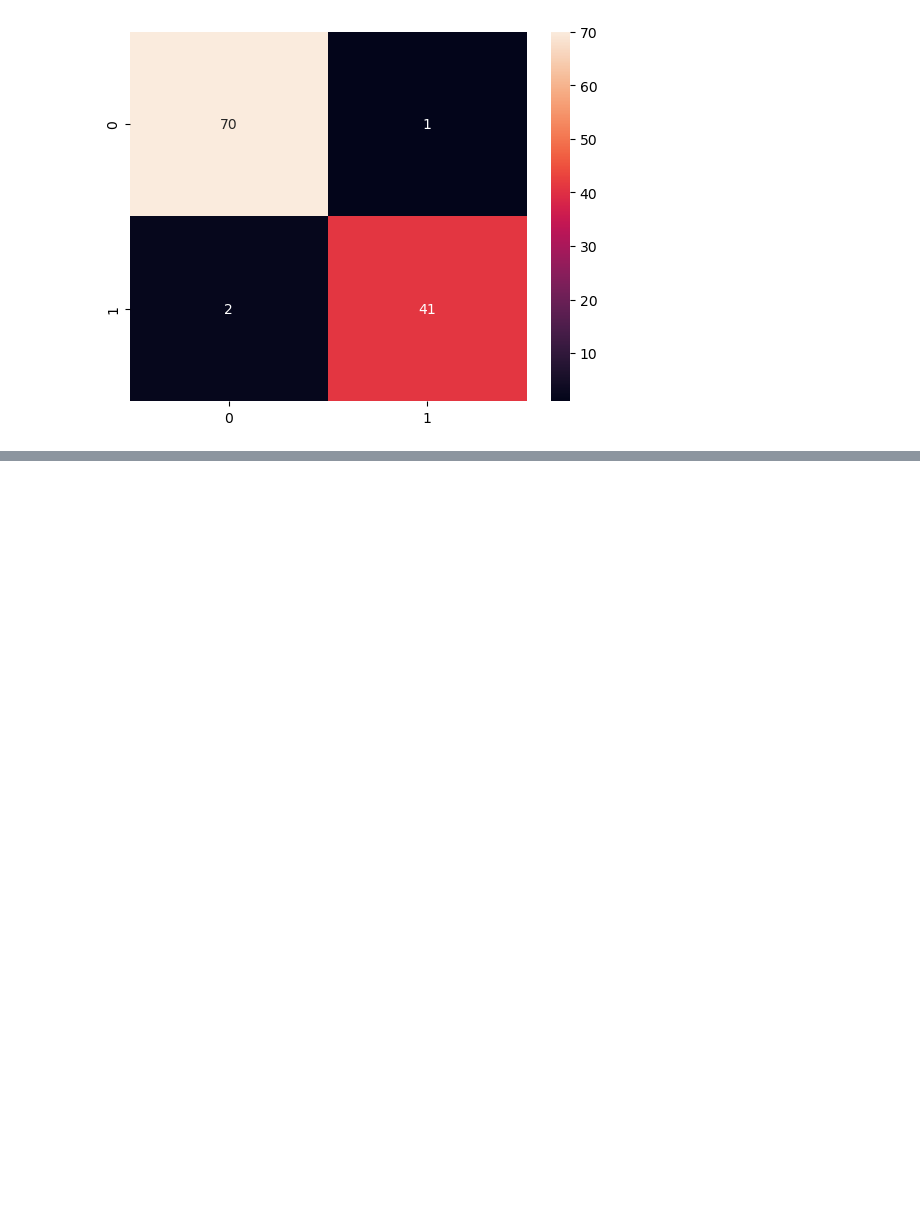
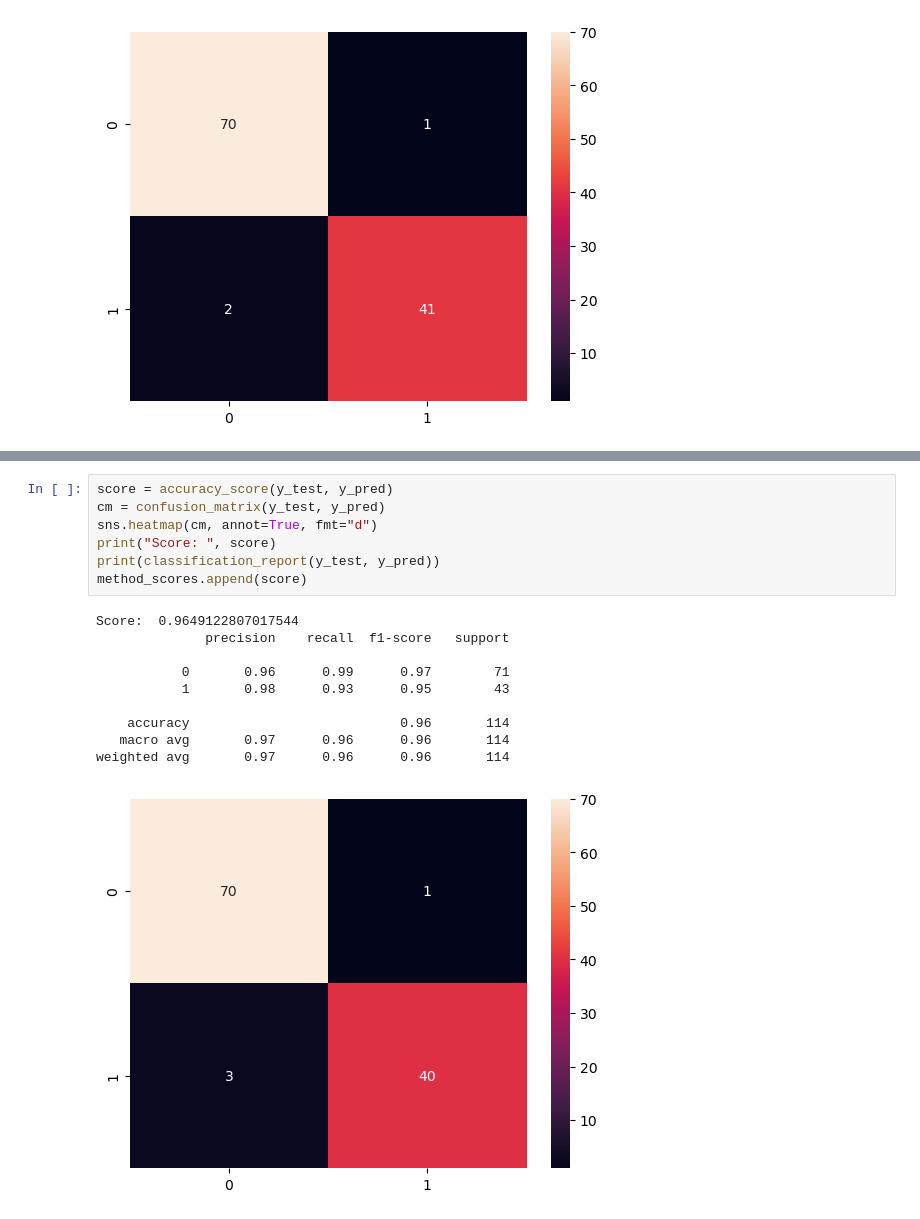
Before and after one commit to anmol111pal/Breast-Cancer-Prediction, a Jupyter notebook: breast-cancer-prediction.ipynb, the cells around one changed output, grey strips where cells are left out. Cells and saved outputs as stored; diff of their text form; blank space fills up the shorter version.

```diff
--- a/breast-cancer-prediction.ipynb
+++ b/breast-cancer-prediction.ipynb
@@ -305,3 +337,21 @@ weighted avg       0.97      0.97      0.97       114
+# %%
+score = accuracy_score(y_test, y_pred)
+cm = confusion_matrix(y_test, y_pred)
+sns.heatmap(cm, annot=True, fmt="d")
+print("Score: ", score)
+print(classification_report(y_test, y_pred))
+method_scores.append(score)
+# %% [output]
+Score:  0.9649122807017544
+              precision    recall  f1-score   support
+
+           0       0.96      0.99      0.97        71
+           1       0.98      0.93      0.95        43
+
+    accuracy                           0.96       114
+   macro avg       0.97      0.96      0.96       114
+weighted avg       0.97      0.96      0.96       114
+[figure, added]
 # %%
 plt.title("Comparison of various algorithms")
 plt.xlabel("Mathod Names")
```
Also changed, not shown: parts of 5 cells of this notebook.
